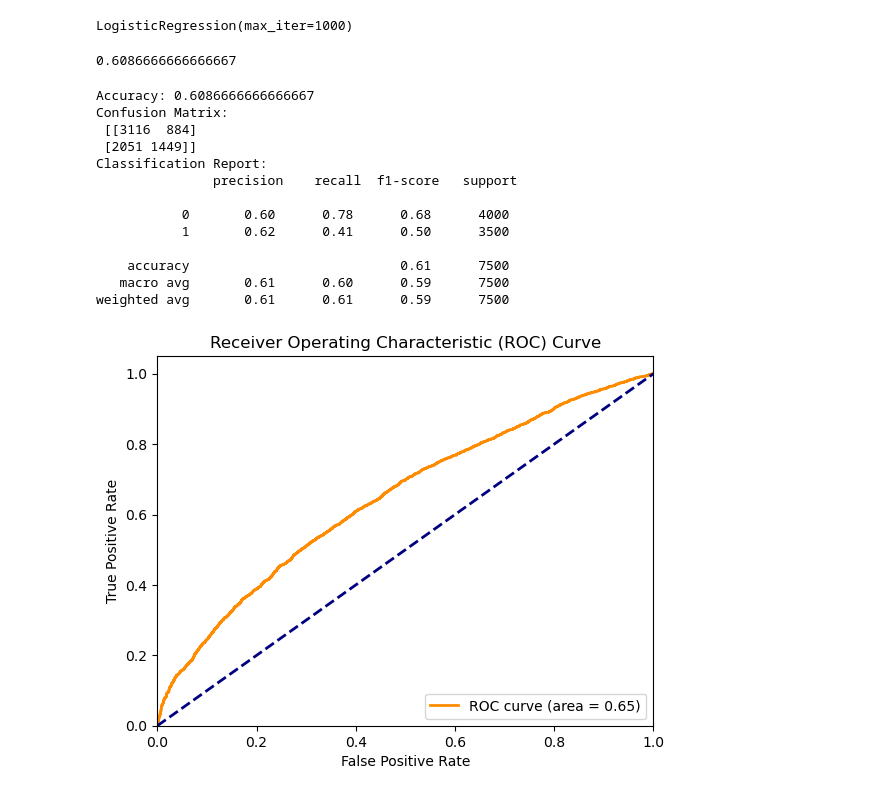
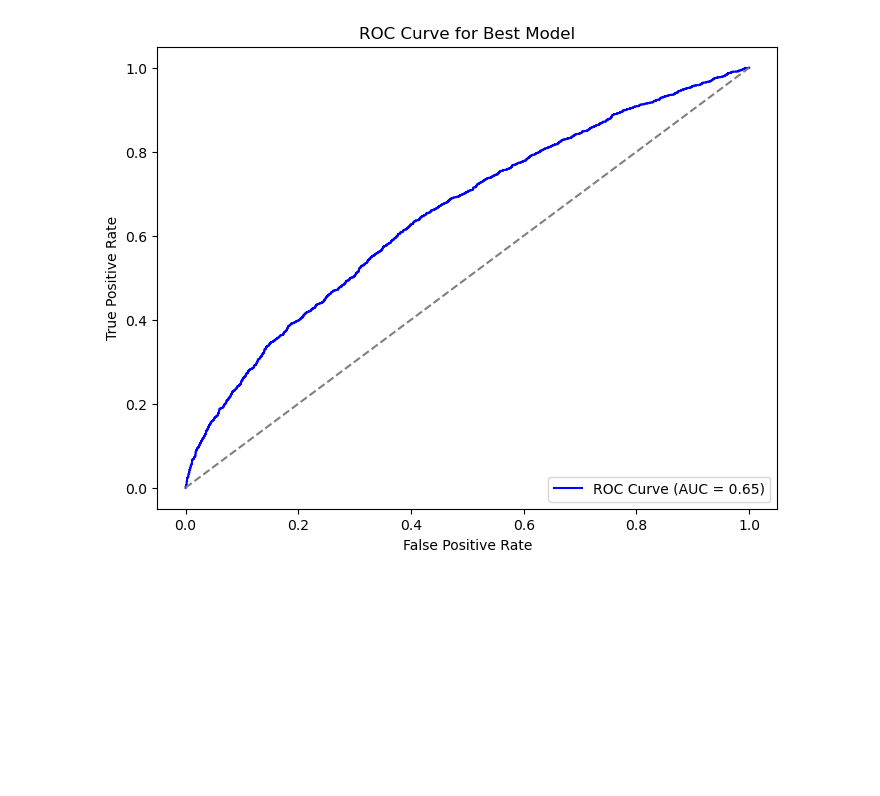
Before and after one commit to AHerdOfHLMilk/DBA3803_Project, a Jupyter notebook: logistic regression project.ipynb, the cells around one changed output. Cells and saved outputs as stored; diff of their text form; code cells hidden in the pictures; blank space fills up the shorter version.

```diff
--- a/logistic regression project.ipynb
+++ b/logistic regression project.ipynb
@@ -6,5 +14,14 @@ from sklearn.metrics import accuracy_score, confusion_matrix, classification_rep
 # %%
 data = pd.read_csv('hospital_readmissions.csv')
+# %%
+data['severity'] = data['time_in_hospital'] * (data['n_lab_procedures'] + 32 * data['n_procedures'])
+# %%
+data['log_time_in_hospital'] = np.log1p(data['time_in_hospital'])
+data['log_n_procedures'] = np.log1p(data['n_procedures'])
+data['log_n_inpatient'] = np.log1p(data['n_inpatient'])
+data['log_severity'] = np.log1p(data['severity'])
+
+data = data.drop(['time_in_hospital', 'n_procedures', 'n_inpatient', 'severity'], axis=1)
 # %%
 # One-hot encoding categorical variables
 data_encoded = pd.get_dummies(data, columns=[
@@ -34,10 +51,4 @@ X = data_encoded.drop('readmitted', axis=1)
 y = data_encoded['readmitted']
 # %%
 # Splitting into training and testing sets
-X_train, X_test, y_train, y_test = train_test_split(X, y, test_size=0.3, random_state=42)
+X_train, X_test, y_train, y_test = train_test_split(X, y, test_size=0.2, random_state=42)
-# %%
-# Applying logistic regression
-log_reg = LogisticRegression(max_iter=1000)
-log_reg.fit(X_train, y_train)
-# %% [output]
-LogisticRegression(max_iter=1000)
@@ -47,7 +54,0 @@ y_pred = log_reg.predict(X_test)
-# %%
-# Evaluating the model
-# Accuracy score
-accuracy = accuracy_score(y_test, y_pred)
-accuracy
-# %% [output]
-0.6086666666666667
@@ -60,19 +54,0 @@ class_report = classification_report(y_test, y_pred)
-# %%
-# Output the evaluation metrics
-print("Accuracy:", accuracy)
-print("Confusion Matrix:\n", conf_matrix)
-print("Classification Report:\n", class_report)
-# %% [output]
-Accuracy: 0.6086666666666667
-Confusion Matrix:
- [[3116  884]
- [2051 1449]]
-Classification Report:
-               precision    recall  f1-score   support
-
-           0       0.60      0.78      0.68      4000
-           1       0.62      0.41      0.50      3500
-
-    accuracy                           0.61      7500
-   macro avg       0.61      0.60      0.59      7500
-weighted avg       0.61      0.61      0.59      7500
@@ -79,24 +97,21 @@ weighted avg       0.61      0.61      0.59      7500
 # %%
-import matplotlib.pyplot as plt
-from sklearn.metrics import roc_curve, auc
+best_model = grid_search.best_estimator_
 
-# Predict probabilities for the test set
-y_prob = log_reg.predict_proba(X_test)[:, 1]
+# Get the predicted probabilities for the positive class (class 1)
+y_pred_proba = best_model.predict_proba(X_test)[:, 1]
 
-# Compute ROC curve and AUC
-fpr, tpr, thresholds = roc_curve(y_test, y_prob)
+# Compute the ROC curve and AUC
+fpr, tpr, thresholds = roc_curve(y_test, y_pred_proba)
 roc_auc = auc(fpr, tpr)
 
-# Plotting the ROC curve
-plt.figure()
-plt.plot(fpr, tpr, color='darkorange', lw=2, label='ROC curve (area = %0.2f)' % roc_auc)
-plt.plot([0, 1], [0, 1], color='navy', lw=2, linestyle='--')
-plt.xlim([0.0, 1.0])
-plt.ylim([0.0, 1.05])
+# Plot the ROC curve
+plt.figure(figsize=(8, 6))
+plt.plot(fpr, tpr, color='blue', label=f'ROC Curve (AUC = {roc_auc:.2f})')
+plt.plot([0, 1], [0, 1], color='gray', linestyle='--')
 plt.xlabel('False Positive Rate')
 plt.ylabel('True Positive Rate')
-plt.title('Receiver Operating Characteristic (ROC) Curve')
+plt.title('ROC Curve for Best Model')
 plt.legend(loc="lower right")
 plt.show()
 # %% [output]
-[figure, old version]
+[figure, new version]
```
Also changed, not shown: parts of 15 cells of this notebook.
